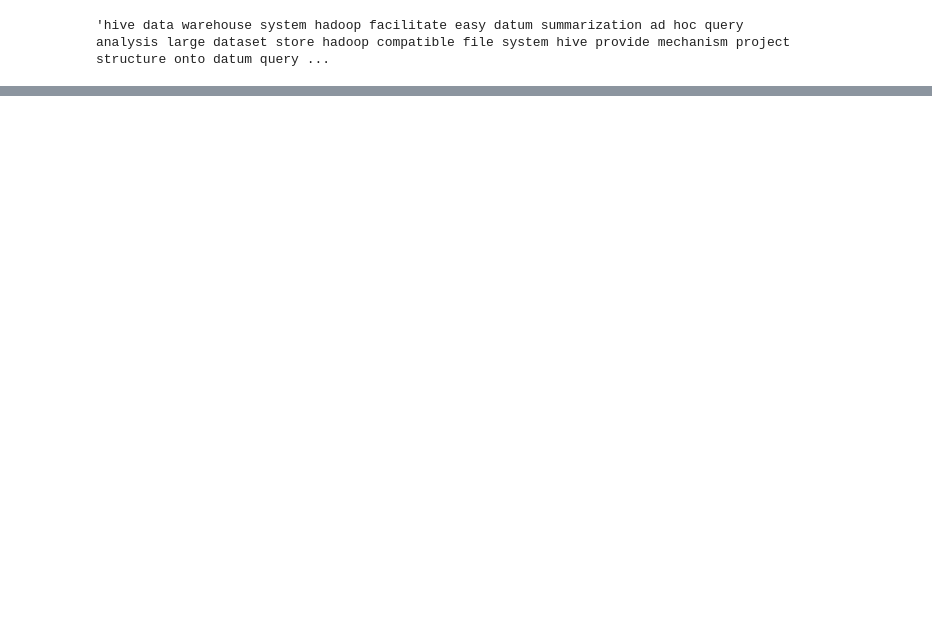
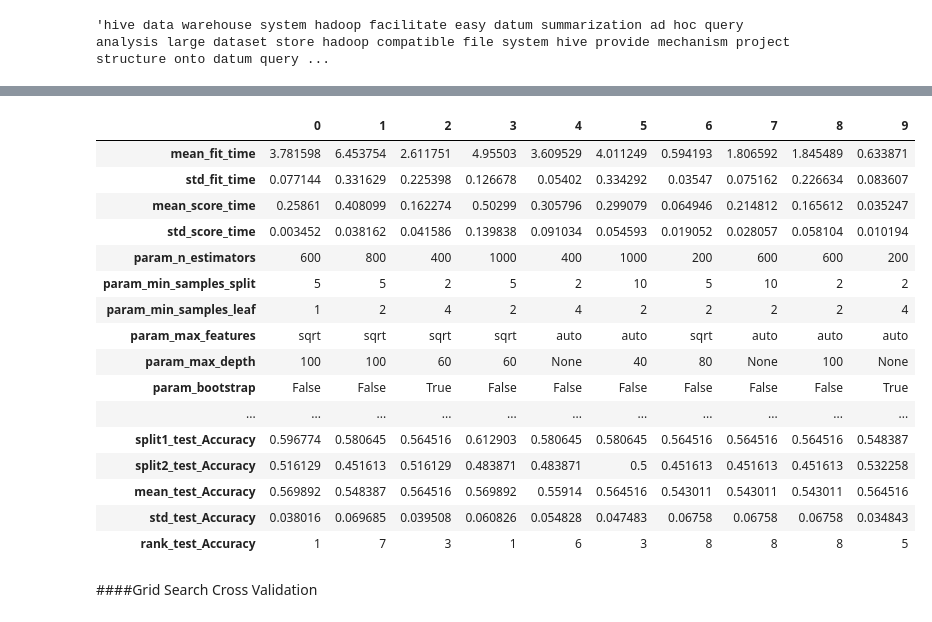
Before and after one commit to GabrielCdev/StackOverflow_Texts_Analysis, a Jupyter notebook: StackOverflow_Texts_Analysis.ipynb, the cells around one changed output, grey strips where cells are left out. Saved outputs shown, nothing was run; the diff lists cells and outputs as text; code cells hidden in the pictures; blank space fills up the shorter version.

```diff
--- a/StackOverflow_Texts_Analysis.ipynb
+++ b/StackOverflow_Texts_Analysis.ipynb
@@ -343,0 +366,4 @@ X_train, X_test, y_train, y_test = train_test_split(stack_df['excerpt'],
+# %%
+ngram_range = (1,2)
+min_df = 5
+max_df = 27
@@ -343,0 +552,21 @@ X_train, X_test, y_train, y_test = train_test_split(stack_df['excerpt'],
+# %%
+bootstrap = [True, False]
+
+max_depth = [int(x) for x in np.linspace(20, 100, num = 5)]
+max_depth.append(None)
+
+max_features = ['auto', 'sqrt']
+
+min_samples_leaf = [1, 2, 4]
+min_samples_split = [2, 5, 10]
+
+n_estimators = [int(x) for x in np.linspace(start = 200, stop = 1000, num = 5)]
+
+random_grid = {'n_estimators': n_estimators,
+               'max_features': max_features,
+               'max_depth': max_depth,
+               'min_samples_split': min_samples_split,
+               'min_samples_leaf': min_samples_leaf,
+               'bootstrap': bootstrap}
+
+pprint(random_grid)
@@ -343,0 +580,18 @@ X_train, X_test, y_train, y_test = train_test_split(stack_df['excerpt'],
+# %%
+rfc = RandomForestClassifier(random_state=3)
+
+random_search = RandomizedSearchCV(estimator=rfc,
+                                   param_distributions=random_grid,
+                                   scoring=score_metrics,
+                                   refit='F1',
+                                   cv=3,
+                                   verbose=1,
+                                   random_state=3,
+                                   n_jobs=3)
+
+random_search.fit(features_train, labels_train)
+
+print("Os melhores hiperparâmetros encontrados com o Radom Search são:")
+print(random_search.best_params_)
+print("\nA macro F1 obtida com esses hiperparâmetros é:")
+print(random_search.best_score_)
@@ -343,0 +605,22 @@ X_train, X_test, y_train, y_test = train_test_split(stack_df['excerpt'],
+# %%
+pd.DataFrame(random_search.cv_results_).T
+# %% [output]
+|  | 0 | 1 | 2 | 3 | 4 | 5 | 6 | 7 | 8 | 9 |
+| mean_fit_time | 3.781598 | 6.453754 | 2.611751 | 4.95503 | 3.609529 | 4.011249 | 0.594193 | 1.806592 | 1.845489 | 0.633871 |
+| std_fit_time | 0.077144 | 0.331629 | 0.225398 | 0.126678 | 0.05402 | 0.334292 | 0.03547 | 0.075162 | 0.226634 | 0.083607 |
+| mean_score_time | 0.25861 | 0.408099 | 0.162274 | 0.50299 | 0.305796 | 0.299079 | 0.064946 | 0.214812 | 0.165612 | 0.035247 |
+| std_score_time | 0.003452 | 0.038162 | 0.041586 | 0.139838 | 0.091034 | 0.054593 | 0.019052 | 0.028057 | 0.058104 | 0.010194 |
+| param_n_estimators | 600 | 800 | 400 | 1000 | 400 | 1000 | 200 | 600 | 600 | 200 |
+| param_min_samples_split | 5 | 5 | 2 | 5 | 2 | 10 | 5 | 10 | 2 | 2 |
+| param_min_samples_leaf | 1 | 2 | 4 | 2 | 4 | 2 | 2 | 2 | 2 | 4 |
+| param_max_features | sqrt | sqrt | sqrt | sqrt | auto | auto | sqrt | auto | auto | auto |
+| param_max_depth | 100 | 100 | 60 | 60 | None | 40 | 80 | None | 100 | None |
+| param_bootstrap | False | False | True | False | False | False | False | False | False | True |
+| ... | ... | ... | ... | ... | ... | ... | ... | ... | ... | ... |
+| split1_test_Accuracy | 0.596774 | 0.580645 | 0.564516 | 0.612903 | 0.580645 | 0.580645 | 0.564516 | 0.564516 | 0.564516 | 0.548387 |
+| split2_test_Accuracy | 0.516129 | 0.451613 | 0.516129 | 0.483871 | 0.483871 | 0.5 | 0.451613 | 0.451613 | 0.451613 | 0.532258 |
+| mean_test_Accuracy | 0.569892 | 0.548387 | 0.564516 | 0.569892 | 0.55914 | 0.564516 | 0.543011 | 0.543011 | 0.543011 | 0.564516 |
+| std_test_Accuracy | 0.038016 | 0.069685 | 0.039508 | 0.060826 | 0.054828 | 0.047483 | 0.06758 | 0.06758 | 0.06758 | 0.034843 |
+| rank_test_Accuracy | 1 | 7 | 3 | 1 | 6 | 3 | 8 | 8 | 8 | 5 |
+# %% [markdown]
+####Grid Search Cross Validation
```
Also changed, not shown: parts of 81 cells of this notebook.
